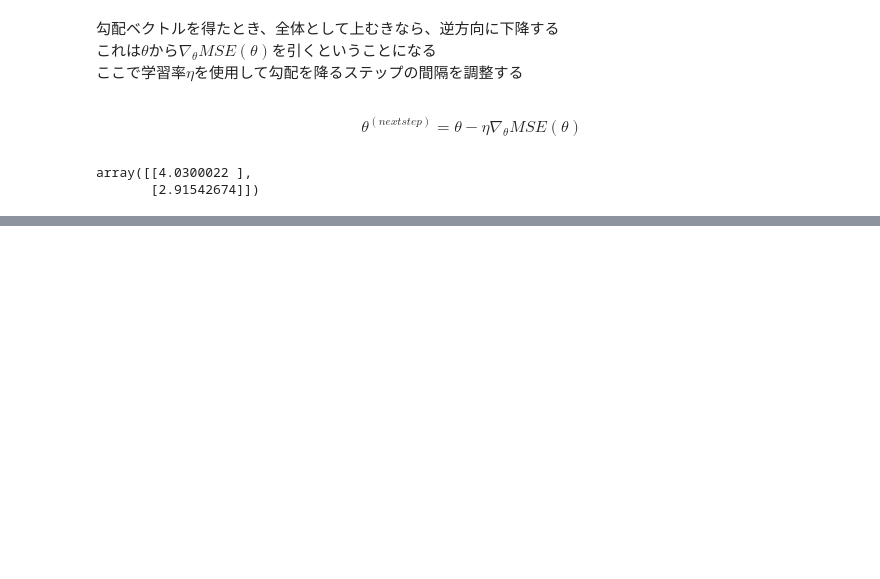
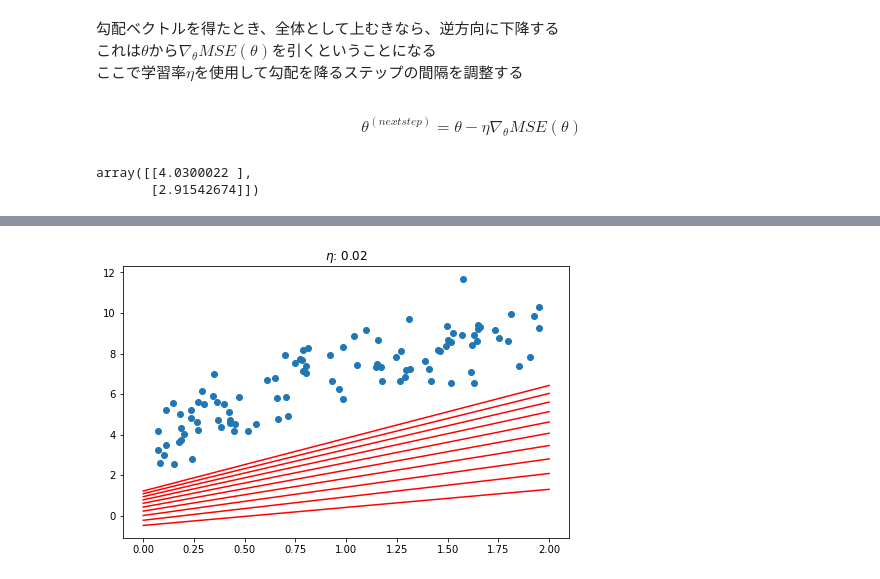
Before and after one commit to thimi0412/sklearn-tensor, a Jupyter notebook: 4.ipynb, the cells around one changed output, grey strips where cells are left out. Cells and saved outputs as stored; diff of their text form; code cells hidden in the pictures; blank space fills up the shorter version.

```diff
--- a/4.ipynb
+++ b/4.ipynb
@@ -152,0 +172,4 @@ array([[4.0300022 ],
+# %%
+plot_eta(0.02)
+# %% [output]
+[figure, added]
```
Also changed, not shown: parts of 3 cells of this notebook.
